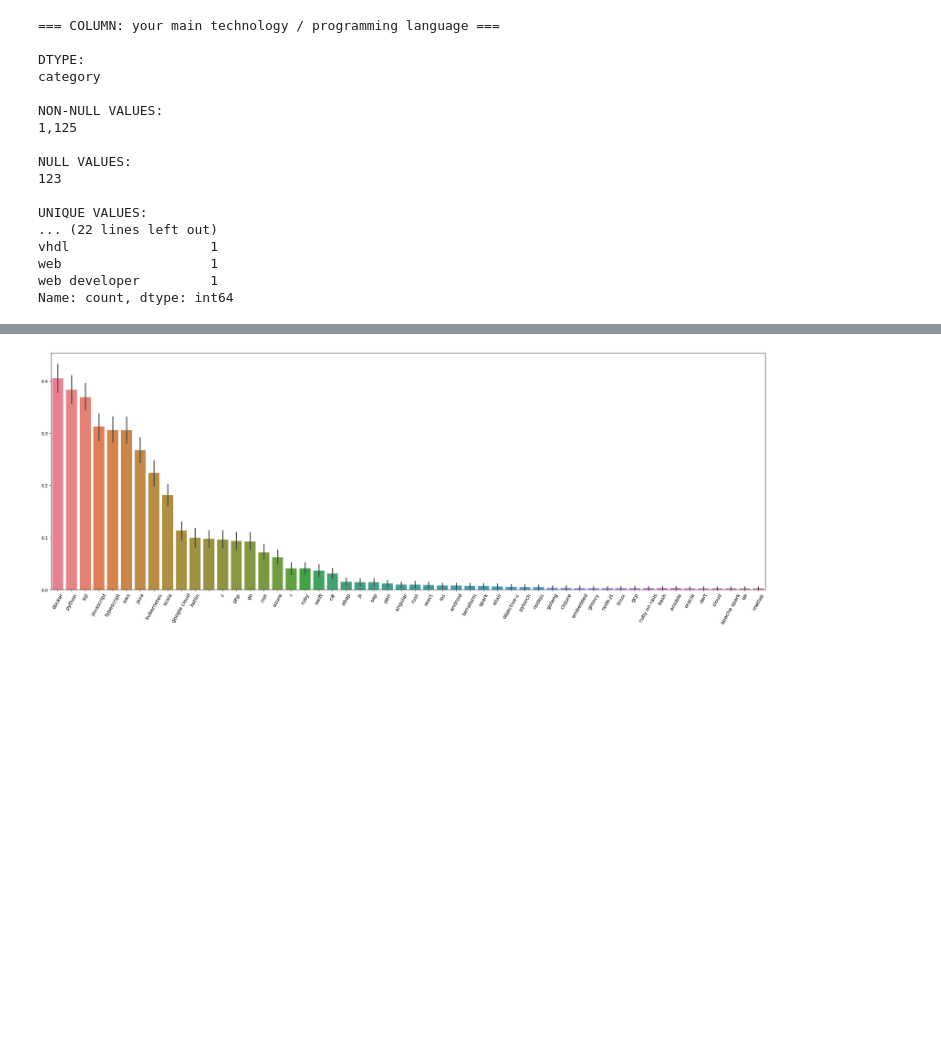
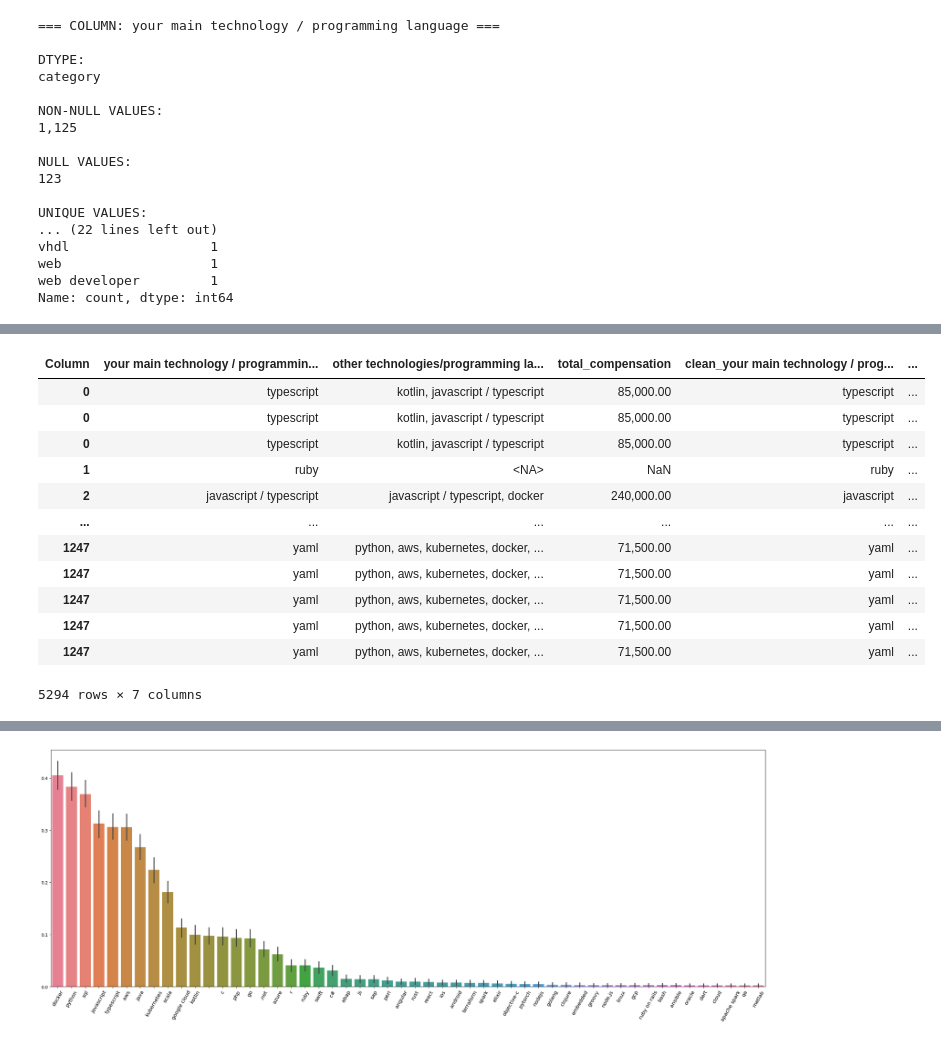
Before and after one commit to AkeemSemperDataScience/3950-assignment-2-mlsiebold, a Jupyter notebook: START_Asn_2.ipynb, the cells around one changed output, grey strips where cells are left out. Cells and saved outputs as stored; diff of their text form; code cells hidden in the pictures; blank space fills up the shorter version.

```diff
--- a/START_Asn_2.ipynb
+++ b/START_Asn_2.ipynb
@@ -1473,0 +1233,4 @@ df_exploded['skills_lists'] = df_exploded['skills_lists'].map(skill_normalizatio
+# %%
+df_skills.loc[:, main_skills] = df_skills[main_skills].replace('aws hadoop postgre typescript', "aws', 'hadoop', 'postgre', 'typescript")
+df_skills.loc[:, main_skills] = df_skills[main_skills].replace('c# .net', "c#, .net")
+df_skills.loc[:, other_skills] = df_skills[other_skills].replace('python + sql', 'python, sql')
@@ -1473,0 +1310,16 @@ df_exploded['skills_lists'] = df_exploded['skills_lists'].map(skill_normalizatio
+# %%
+df_exploded
+# %% [output]
+| Column | your main technology / programmin... | other technologies/programming la... | total_compensation | clean_your main technology / prog... | ... |
+| 0 | typescript | kotlin, javascript / typescript | 85,000.00 | typescript | ... |
+| 0 | typescript | kotlin, javascript / typescript | 85,000.00 | typescript | ... |
+| 0 | typescript | kotlin, javascript / typescript | 85,000.00 | typescript | ... |
+| 1 | ruby | <NA> | NaN | ruby | ... |
+| 2 | javascript / typescript | javascript / typescript, docker | 240,000.00 | javascript | ... |
+| ... | ... | ... | ... | ... | ... |
+| 1247 | yaml | python, aws, kubernetes, docker, ... | 71,500.00 | yaml | ... |
+| 1247 | yaml | python, aws, kubernetes, docker, ... | 71,500.00 | yaml | ... |
+| 1247 | yaml | python, aws, kubernetes, docker, ... | 71,500.00 | yaml | ... |
+| 1247 | yaml | python, aws, kubernetes, docker, ... | 71,500.00 | yaml | ... |
+| 1247 | yaml | python, aws, kubernetes, docker, ... | 71,500.00 | yaml | ... |
+5294 rows × 7 columns
```
Also changed, not shown: parts of 30 cells of this notebook.
